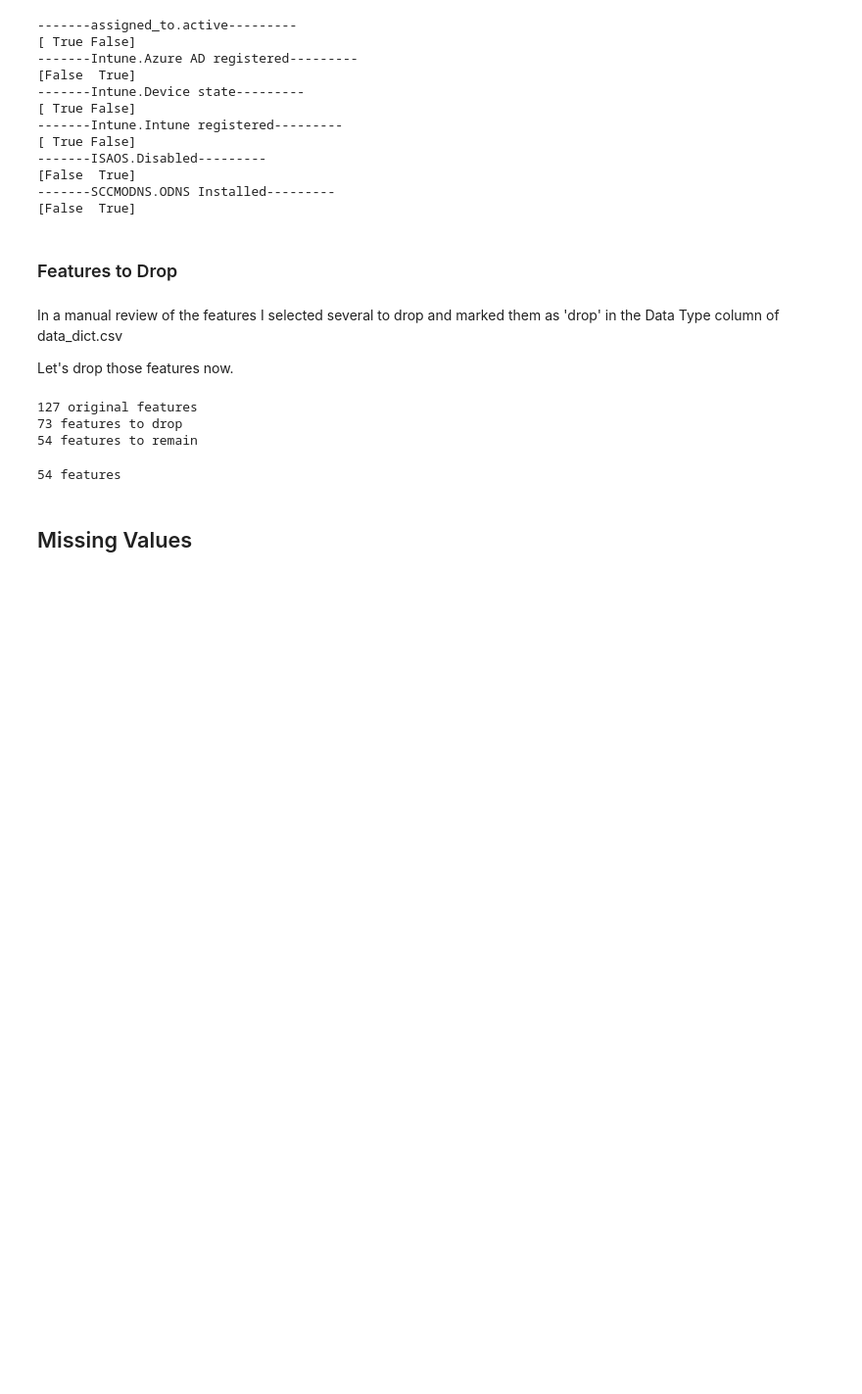
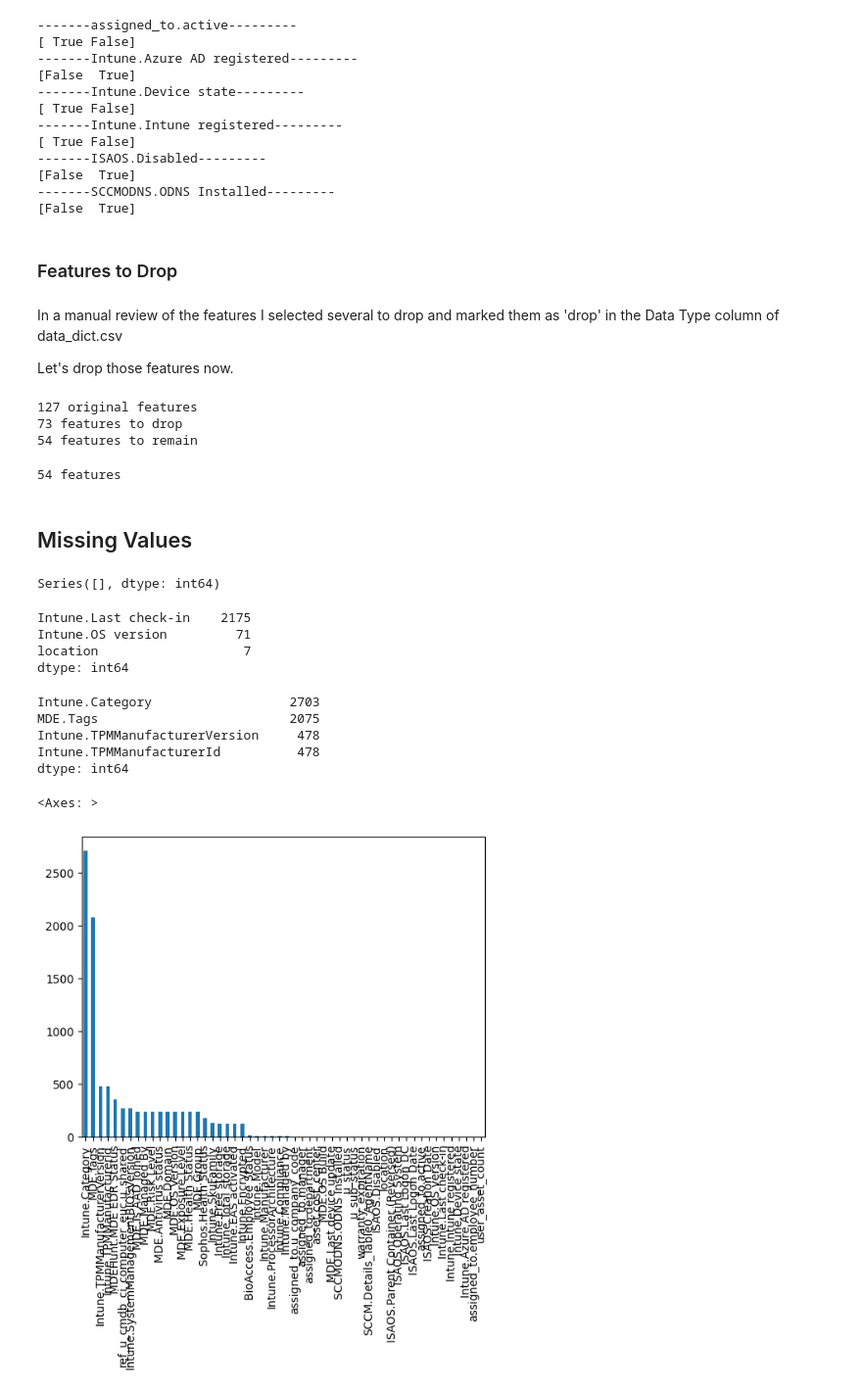
Before and after one commit to JasonSecrestBMX/asset_analysis, a Jupyter notebook: 01-cleanup.ipynb, the cells around one changed output. Shown at 98% size. Saved outputs shown, nothing was run; the diff lists cells and outputs as text; code cells hidden in the pictures; blank space fills up the shorter version.

Commit message:
imput missing values (exclude "not listed")

```diff
--- a/01-cleanup.ipynb
+++ b/01-cleanup.ipynb
@@ -349,3 +349,47 @@ print(f"{len(assets_df.columns)} features")
 54 features
 # %% [markdown]
 ## Missing Values
+# %%
+assets_df.isna().sum().loc[assets_df.isna().sum() > 0]
+# %% [output]
+Series([], dtype: int64)
+# %%
+# these are timestamps, so highest value is most recent checkin
+# NA means that the computer hasn't ever checked in, which is meaningful
+# Because NA is mathematically meaningless we'll convert it to an oldest value with a significant distance
+# from the actual oldest value.
+# I will measure the distance between the oldest and newest checkin and use 1/4 of that value to add to the oldest value
+# to represent NA
+
+last_checkin_range = assets_df['Intune.Last check-in'].max() - assets_df['Intune.Last check-in'].min()
+checkin_na_fill = assets_df['Intune.Last check-in'].min() - last_checkin_range/4
+
+# `Intune.OS version` and `location` are both categorical values, so Undefined works well for missing values.
+version_and_location_na_fill = "Undefined"
+# %%
+assets_df['Intune.Last check-in'] = assets_df['Intune.Last check-in'].apply(lambda x: x if pd.notna(x) else checkin_na_fill)
+# %%
+assets_df['Intune.OS version'] = assets_df['Intune.OS version'].apply(lambda x: x if pd.notna(x) else version_and_location_na_fill)
+assets_df['location'] = assets_df['location'].apply(lambda x: x if pd.notna(x) else version_and_location_na_fill)
+# %%
+assets_df.loc[:,['Intune.Last check-in', 'Intune.OS version','location']].apply(pd.unique).map(len)
+# %% [output]
+Intune.Last check-in    2175
+Intune.OS version         71
+location                   7
+dtype: int64
+# %%
+def s_count_notlisted(s:pd.Series):
+    value_counts = s.value_counts()
+    return value_counts.loc[value_counts.index == 'None Listed'].sum()
+
+display(assets_df.apply(s_count_notlisted).sort_values(ascending=False)[:4])
+assets_df.apply(s_count_notlisted).sort_values(ascending=False).plot.bar()
+# %% [output]
+Intune.Category                  2703
+MDE.Tags                         2075
+Intune.TPMManufacturerVersion     478
+Intune.TPMManufacturerId          478
+dtype: int64
+<Axes: >
+[figure, added]
```
Also changed, not shown: parts of 1 cell of this notebook.
